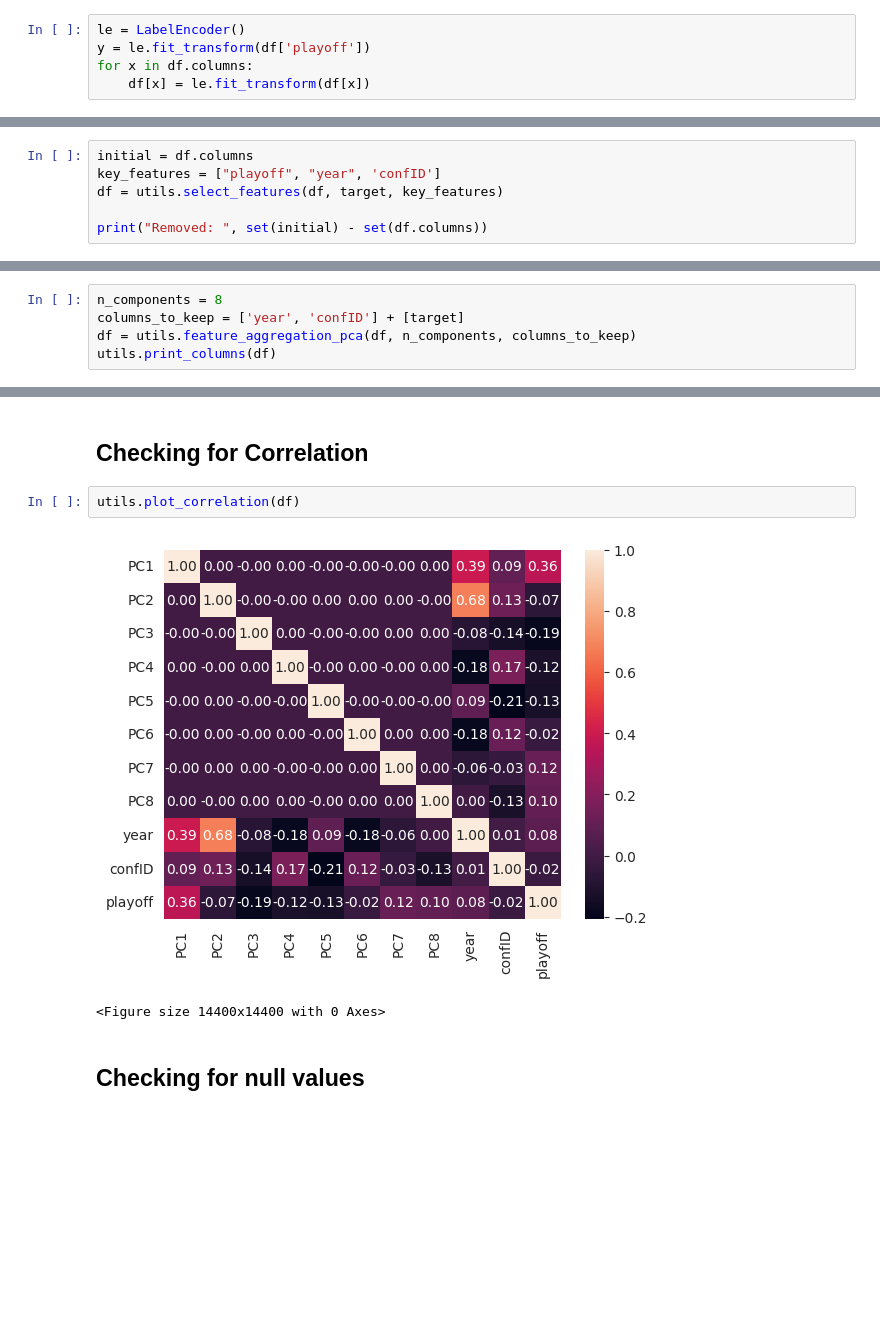
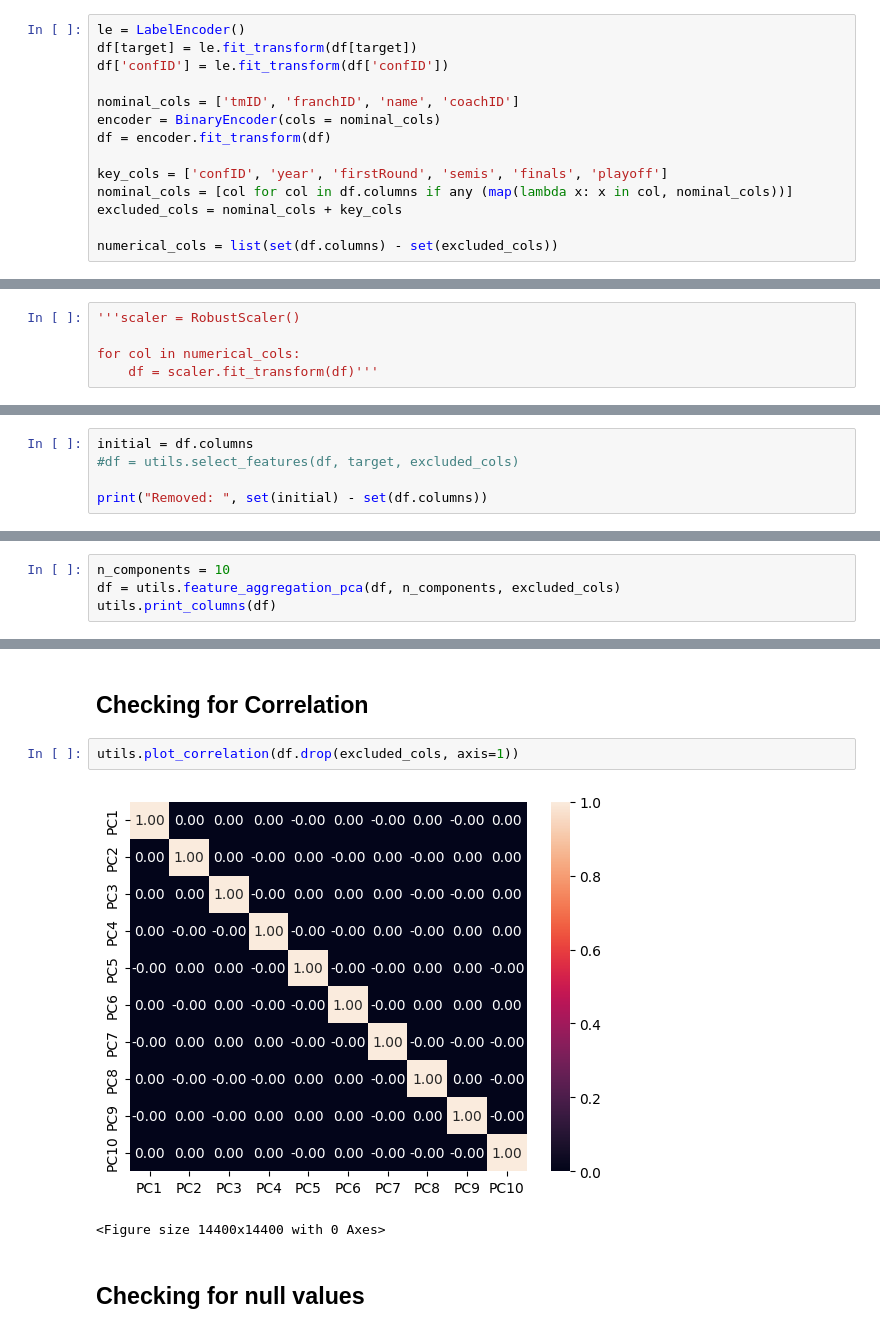
Before and after one commit to DanielRodrigues08/AC-FEUP, a Jupyter notebook: transformation/transformation.ipynb, the cells around one changed output, grey strips where cells are left out. Drawn from its saved outputs; the diff is of its cells as text; blank space fills up the shorter version.

```diff
--- a/transformation/transformation.ipynb
+++ b/transformation/transformation.ipynb
@@ -53,6 +56,15 @@ df.drop(['attend', 'arena'], axis=1, inplace=True)
 ## Feature Encoding
 # %%
 le = LabelEncoder()
-y = le.fit_transform(df['playoff'])
-for x in df.columns:
-    df[x] = le.fit_transform(df[x])
+df[target] = le.fit_transform(df[target])
+df['confID'] = le.fit_transform(df['confID'])
+
+nominal_cols = ['tmID', 'franchID', 'name', 'coachID']
+encoder = BinaryEncoder(cols = nominal_cols)
+df = encoder.fit_transform(df)
+
+key_cols = ['confID', 'year', 'firstRound', 'semis', 'finals', 'playoff']
+nominal_cols = [col for col in df.columns if any (map(lambda x: x in col, nominal_cols))]
+excluded_cols = nominal_cols + key_cols
+
+numerical_cols = list(set(df.columns) - set(excluded_cols))
@@ -58,0 +73,5 @@ for x in df.columns:
+# %%
+'''scaler = RobustScaler()
+
+for col in numerical_cols:
+    df = scaler.fit_transform(df)'''
@@ -60,8 +81,7 @@ for x in df.columns:
 ## Feature Selection
 # %%
 initial = df.columns
-key_features = ["playoff", "year", 'confID']
-df = utils.select_features(df, target, key_features)
+#df = utils.select_features(df, target, excluded_cols)
 
 print("Removed: ", set(initial) - set(df.columns))
 # %% [output]
@@ -80,6 +100,5 @@ utils.plot_pca(df)
 # %%
-n_components = 8
-columns_to_keep = ['year', 'confID'] + [target]
-df = utils.feature_aggregation_pca(df, n_components, columns_to_keep)
+n_components = 10
+df = utils.feature_aggregation_pca(df, n_components, excluded_cols)
 utils.print_columns(df)
 # %% [output]
@@ -87,9 +106,9 @@ utils.print_columns(df)
 # %% [markdown]
 ## Checking for Correlation
 # %%
-utils.plot_correlation(df)
+utils.plot_correlation(df.drop(excluded_cols, axis=1))
 # %% [output]
-[figure, old version]
+[figure, new version]
 <Figure size 14400x14400 with 0 Axes>
 # %% [markdown]
 ## Checking for null values
```
Also changed, not shown: parts of 8 cells of this notebook, 7 other files.
